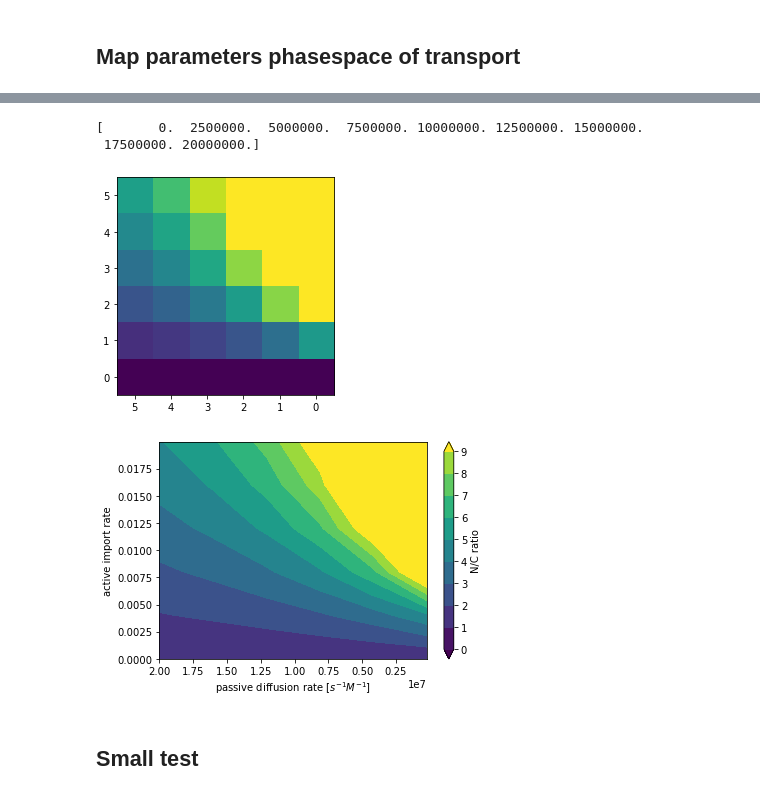
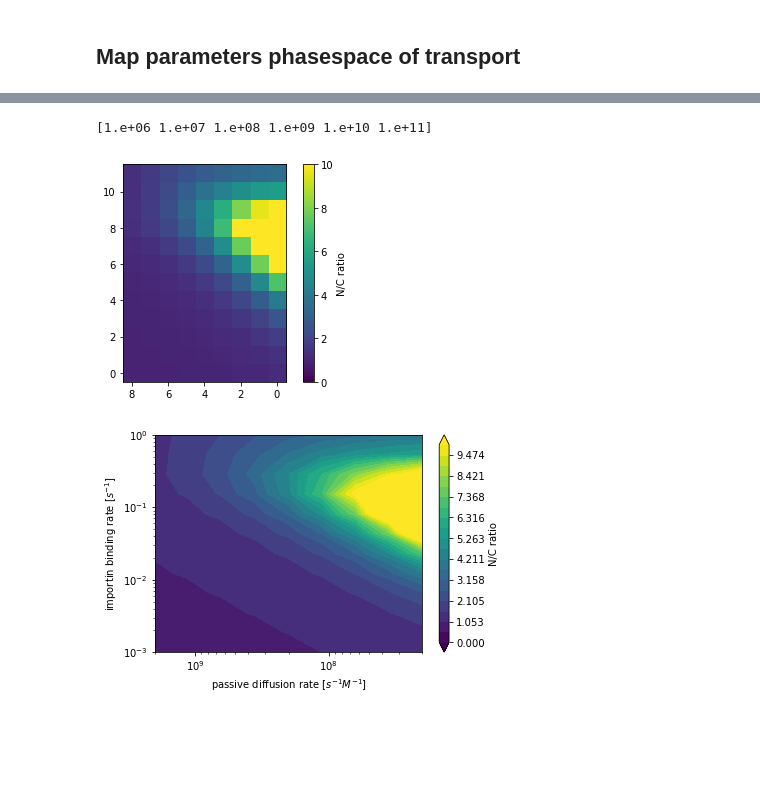
Before and after one commit to ravehlab/npctransport_kinetic, a Jupyter notebook: NPC_FLIP_simulations.ipynb, the cells around one changed output, grey strips where cells are left out. Saved outputs shown, nothing was run; the diff lists cells and outputs as text; code cells hidden in the pictures; blank space fills up the shorter version.

Commit message:
optimized favorable parameters + showed that cytoplasmic bound fraction is close to 1.0 when N/C ratio deteriorates

```diff
--- a/NPC_FLIP_simulations.ipynb
+++ b/NPC_FLIP_simulations.ipynb
@@ -782,15 +784,17 @@ def get_tau_passive_diffusion(nmol_per_sec_per_M, volume_L):
     gamma= nmol_per_sec_per_M/N_A/volume_L
     tau= 1.0/gamma
     return tau
+# %%
+def get_new_transport_simulation():
+    ts= TransportSimulation( )
+    ts.set_params(rate_GDP_C_to_GDP_N_per_sec=7)
+    ts.set_params(dt_sec=1e-3)
+    return ts
 # %%
-def get_new_transport_simulation():
-    ts= TransportSimulation( )
-    ts.set_params(rate_GDP_C_to_GDP_N_per_sec=7)
-    ts.set_params(dt_sec=1e-2)
-    return ts
 
-def map_param_grid(nx= 4,
-                   ny= 2,
+
+def map_param_grid(nx,
+                   ny,
                    is_reset= False,  # whether to reset the simulation for every param combination
                    equilibration_time_sec= 150.0, # equilibration time per condition
                    initial_equilibration_time= 300.0 # relevant only if is_reset is False
@@ -800,12 +804,12 @@ def map_param_grid(nx= 4,
     epsilon = 1e-9
     c_cargo_M= 50e-6 # TODO: fetch this from the simulation
     param_range["max_passive_diffusion_rate_nmol_per_sec_per_M"] = \
-        np.linspace(1e1, #0.001+epsilon,
-                    1e3, #-epsilon,
+        np.logspace(3, #0.001+epsilon,
+                    5, #-epsilon,
                     nx) / c_cargo_M # divided by 50E-6 to normalize by the initial cargo concentration # TODO: take the actual cargo concentration?
     param_range["rate_free_to_complex_per_sec"] = \
-        np.linspace(0.0,
-                    0.02-epsilon,
+        np.logspace(-3,
+                    0, #-epsilon,
                     ny)
     ts= get_new_transport_simulation()
     for key in param_range.keys():
@@ -847,10 +851,10 @@ def get_N_to_C_ratios(stats_grids, v_N_L, v_C_L):
     ratios= (nNs/v_N_L) / (nCs/v_C_L)
     return ratios
 
-param_range, stats_grids= map_param_grid(nx= 6,
-                                        ny= 6,
+param_range, stats_grids= map_param_grid(nx= 9,
+                                        ny= 12,
                                         is_reset=True,
-                                        equilibration_time_sec= 200.0)
+                                        equilibration_time_sec= 100.0)
 ratios= get_N_to_C_ratios(stats_grids,
                           v_N_L= ts.get_v_N_L(),
                           v_C_L= ts.get_v_C_L())
@@ -884,42 +899,43 @@ print(ratios)
 # %%
 import matplotlib.ticker as mtick
+vmax=10
 x_meshgrid, y_meshgrid = np.meshgrid(param_range["max_passive_diffusion_rate_nmol_per_sec_per_M"],
                                      param_range["rate_free_to_complex_per_sec"])
 plt.figure()
 ax=plt.gca()
-plt.imshow(ratios, vmin=1, vmax=8)
+plt.imshow(ratios, vmin=0, vmax=vmax)
 xlim= ax.get_xlim()
 ylim= ax.get_ylim()
 ax.set_xlim(xlim[1], xlim[0])
 ax.set_ylim(ylim[1], ylim[0])
+cb = plt.colorbar(label="N/C ratio")
+ticks = cb.get_ticks()
+cb.set_ticks(ticks)
 ##### Contourf
 plt.figure()
-vmax=10
-plt.contourf(x_meshgrid, y_meshgrid, ratios, vmin=0.0, vmax=vmax, levels=range(vmax), extend='both')
+plt.contourf(x_meshgrid, y_meshgrid, ratios, vmin=0.0, vmax=vmax, levels=np.linspace(0,vmax,20), extend='both')
 ax= plt.gca()
-#ax.set_xscale('log')
+ax.set_xscale('log')
+ax.set_yscale('log')
 #ax.set_yscale('log')
 ax.set_xlabel(r"passive diffusion rate [$s^{-1} M^{-1}$]")
-ax.set_ylabel("active import rate")
+ax.set_ylabel("importin binding rate [$s^{-1}$]")
 xlim= ax.get_xlim()
 ylim= ax.get_ylim()
 ax.set_xlim(xlim[1], xlim[0])
 #ax.set_ylim(ylim[1], ylim[0])
 print(ax.get_xticks())
 #ax.set_xticklabels(["{:.1f}".format(xtick) for xtick in param_range["max_passive_diffusion_rate_nmol_per_sec_per_M"]])
 #ax.set_yticklabels(["{:.2f}".format(ytick) for ytick in param_range["rate_free_C_to_complex_C_per_sec"]])
 cb = plt.colorbar(label="N/C ratio")
 ticks = cb.get_ticks()
 cb.set_ticks(ticks)
 
 #ax.xaxis.set_major_formatter(mtick.FormatStrFormatter("%.1f"))
 #ax.yaxis.set_major_formatter(mtick.FormatStrFormatter("%.1f"))
 
 #cb.set_ticklabels([f'{tick:.0e}' for tick in np.exp(ticks)])
 # %% [output]
-[       0.  2500000.  5000000.  7500000. 10000000. 12500000. 15000000.
- 17500000. 20000000.]
+[1.e+06 1.e+07 1.e+08 1.e+09 1.e+10 1.e+11]
-[figure, old version]
+[figure, new version]
-[figure, old version]
+[figure, new version]
-# %% [markdown]
-## Small test
```
Also changed, not shown: parts of 12 cells of this notebook, 1 other file.
